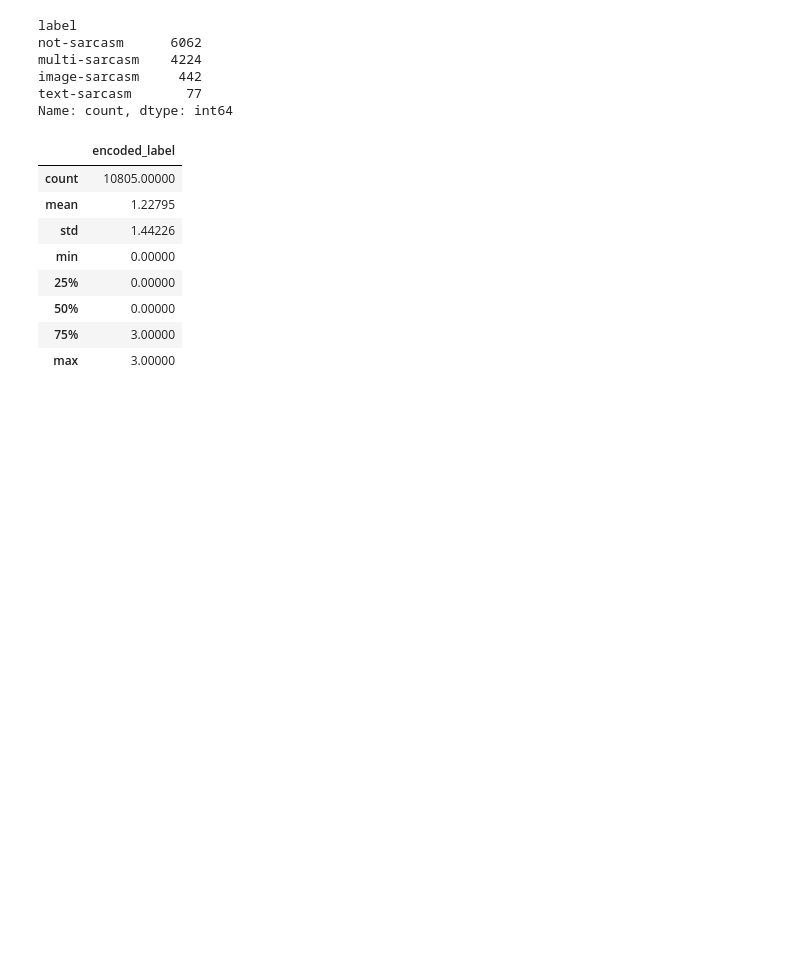
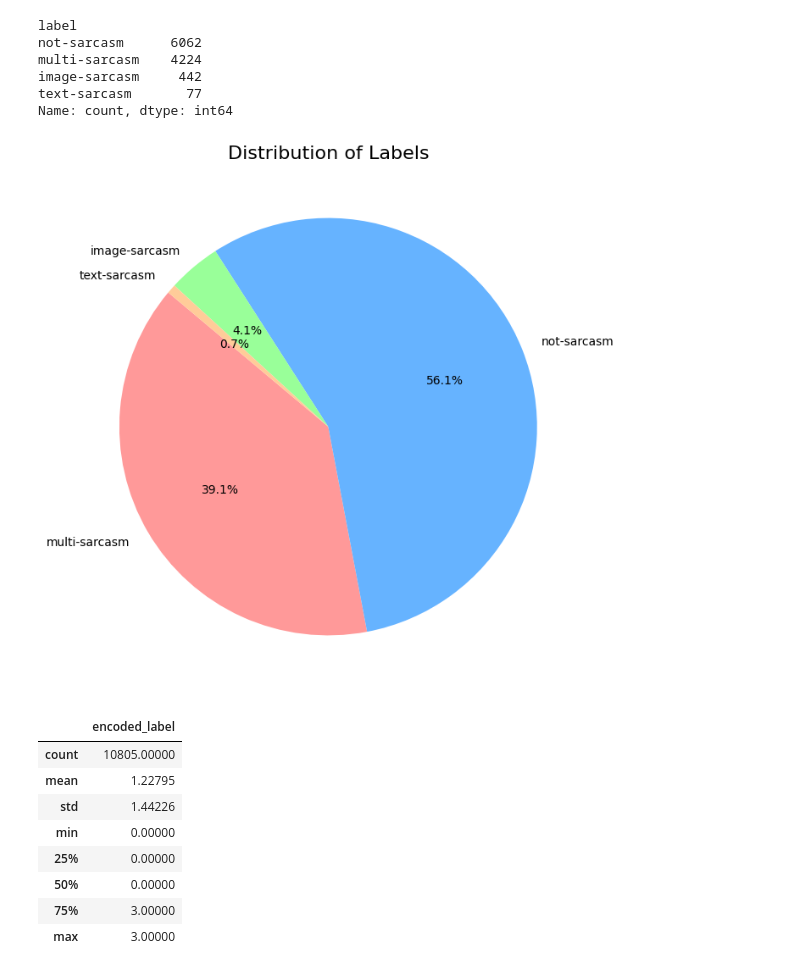
Before and after one commit to tamchamchi/data-science-competition, a Jupyter notebook: notebooks/eda.ipynb, the cells around one changed output. Cells and saved outputs as stored; diff of their text form; code cells hidden in the pictures; blank space fills up the shorter version.

```diff
--- a/notebooks/eda.ipynb
+++ b/notebooks/eda.ipynb
@@ -77,6 +94,21 @@ multi-sarcasm    4224
 image-sarcasm     442
 text-sarcasm       77
 Name: count, dtype: int64
+# %%
+# Vẽ biểu đồ tròn
+plt.figure(figsize=(8, 8))
+plt.pie(
+    [df['label'].value_counts().get(label, 0) for label in labels],  # Số lượng từng label
+    labels=labels,  # Tên từng label
+    autopct='%1.1f%%',  # Hiển thị phần trăm
+    startangle=140,  # Góc bắt đầu
+    colors=['#ff9999', '#66b3ff', '#99ff99', '#ffcc99']  # Màu sắc tùy chỉnh
+)
+
+plt.title("Distribution of Labels", fontsize=16)
+plt.show()
+# %% [output]
+[figure, added]
 # %%
 df.describe()
 # %% [output]
```
Also changed, not shown: parts of 7 cells of this notebook, 1 other file.
